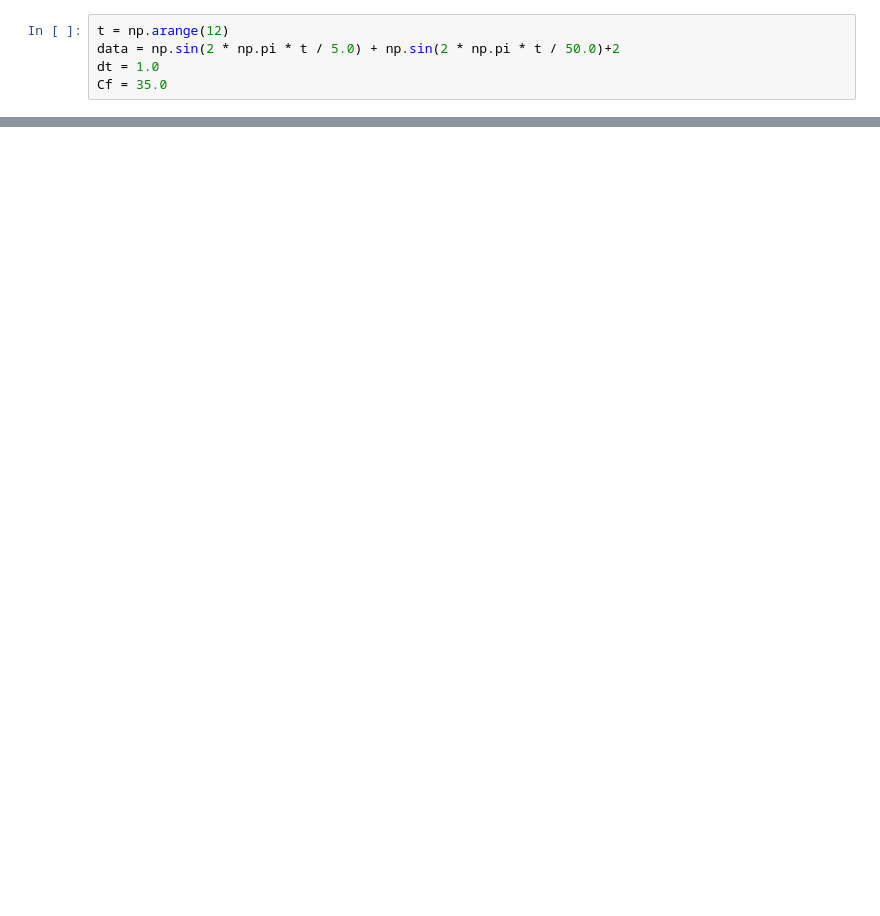
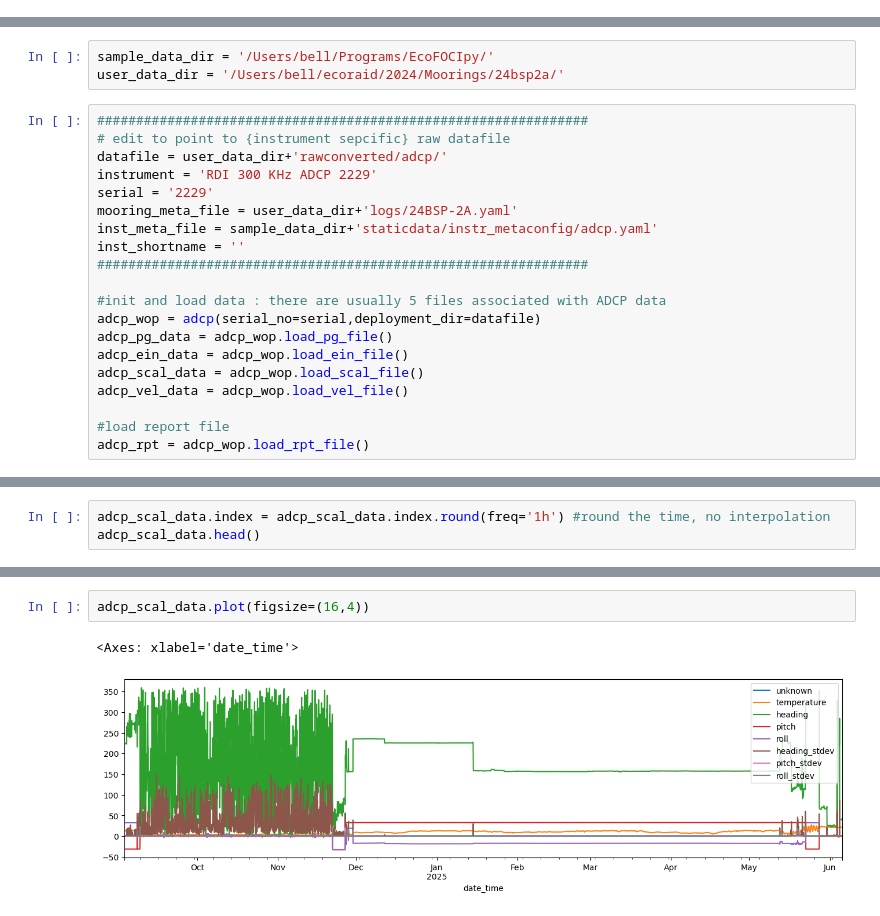
Before and after one commit to shaunwbell/EcoFOCI_FieldOps_Documentation, a Jupyter notebook: DataProcessingDocumentation/2. EcoFOCI_DataProcesssing_Records/Utilities/EcoFOCIpy Tests.ipynb, the cells around one changed output, grey strips where cells are left out. Drawn from its saved outputs; the diff is of its cells as text; blank space fills up the shorter version.

```diff
--- a/DataProcessingDocumentation/2. EcoFOCI_DataProcesssing_Records/Utilities/EcoFOCIpy Tests.ipynb
+++ b/DataProcessingDocumentation/2. EcoFOCI_DataProcesssing_Records/Utilities/EcoFOCIpy Tests.ipynb
@@ -35,5 +0,0 @@ test_lanzcos_single_point_data()
-# %%
-t = np.arange(12)
-data = np.sin(2 * np.pi * t / 5.0) + np.sin(2 * np.pi * t / 50.0)+2
-dt = 1.0
-Cf = 35.0
@@ -51,0 +211,23 @@ array([2.        , 3.07638975, 2.83647514, 1.7803393 , 1.53069716,
+# %%
+sample_data_dir = '/Users/bell/Programs/EcoFOCIpy/'
+user_data_dir = '/Users/bell/ecoraid/2024/Moorings/24bsp2a/'
+# %%
+###############################################################
+# edit to point to {instrument sepcific} raw datafile
+datafile = user_data_dir+'rawconverted/adcp/'
+instrument = 'RDI 300 KHz ADCP 2229'
+serial = '2229'
+mooring_meta_file = user_data_dir+'logs/24BSP-2A.yaml'
+inst_meta_file = sample_data_dir+'staticdata/instr_metaconfig/adcp.yaml'
+inst_shortname = ''
+###############################################################
+
+#init and load data : there are usually 5 files associated with ADCP data
+adcp_wop = adcp(serial_no=serial,deployment_dir=datafile)
+adcp_pg_data = adcp_wop.load_pg_file()
+adcp_ein_data = adcp_wop.load_ein_file()
+adcp_scal_data = adcp_wop.load_scal_file()
+adcp_vel_data = adcp_wop.load_vel_file()
+
+#load report file
+adcp_rpt = adcp_wop.load_rpt_file()
@@ -51,0 +386,3 @@ array([2.        , 3.07638975, 2.83647514, 1.7803393 , 1.53069716,
+# %%
+adcp_scal_data.index = adcp_scal_data.index.round(freq='1h') #round the time, no interpolation
+adcp_scal_data.head()
@@ -51,0 +397,5 @@ array([2.        , 3.07638975, 2.83647514, 1.7803393 , 1.53069716,
+# %%
+adcp_scal_data.plot(figsize=(16,4))
+# %% [output]
+<Axes: xlabel='date_time'>
+[figure, added]
```
Also changed, not shown: parts of 53 cells of this notebook, 10 other files.
